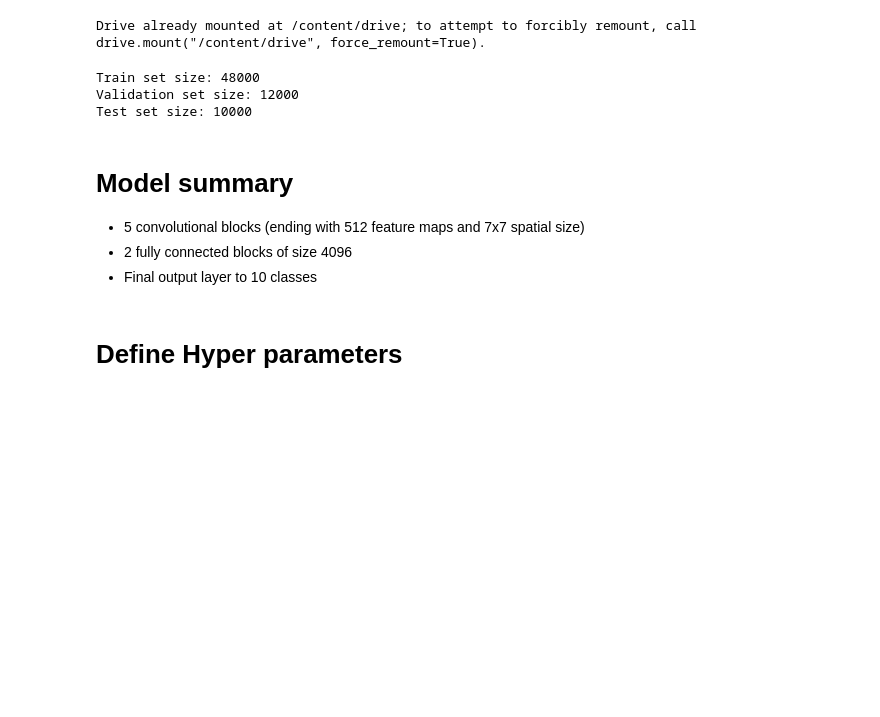
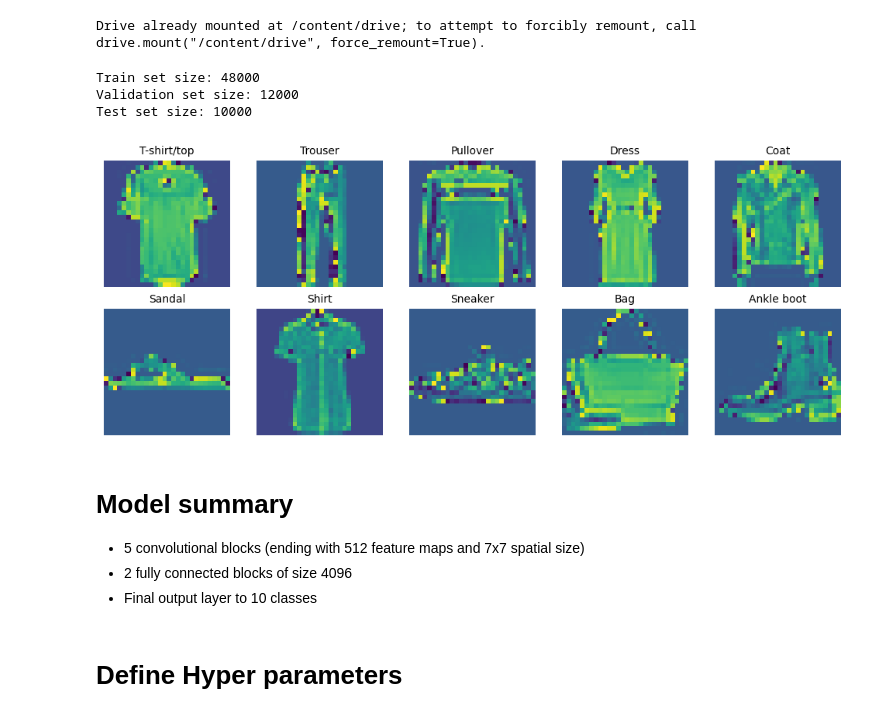
Before and after one commit to MingChuan23/CS3244_Group4, a Jupyter notebook: src/DNNv1.ipynb, the cells around one changed output. Drawn from its saved outputs; the diff is of its cells as text; code cells hidden in the pictures; blank space fills up the shorter version.

```diff
--- a/src/DNNv1.ipynb
+++ b/src/DNNv1.ipynb
@@ -67,8 +67,8 @@ class FashionMNISTDataset(Dataset):
 from torch.utils.data import random_split
 
 
-train_csv = pd.read_csv("drive/MyDrive/CS3244_Group 4/data/fashion-mnist_train.csv")
-test_csv = pd.read_csv("drive/MyDrive/CS3244_Group 4/data/fashion-mnist_test.csv")
+train_csv = pd.read_csv("../data/fashion-mnist_train.csv")
+test_csv = pd.read_csv("../data/fashion-mnist_test.csv")
 train_set = FashionMNISTDataset(train_csv, transform = data_augmentation())
 test_set = FashionMNISTDataset(test_csv, transform =  data_augmentation())
 train_size = int(0.8 * len(train_set))
@@ -113,34 +113,36 @@ def show_one_per_class(dataset, class_names=None, num_classes=None, rows=2, cols
         if label not in seen:
             seen[label] = idx
         if num_classes and len(seen) >= num_classes:
             break
 
     # Sort the labels for consistent display
     sorted_items = sorted(seen.items(), key=lambda x: x[0])
     total = len(sorted_items)
 
     fig, axes = plt.subplots(rows, cols, figsize=(cols * 2, rows * 2))
     axes = axes.flatten()
 
     for i, (label, idx) in enumerate(sorted_items):
         image, _ = dataset[idx]
 
         if isinstance(image, torch.Tensor):
             image = image.clone()
             image = image * 0.5 + 0.5  # unnormalize if needed
             image = to_pil_image(image)
 
         axes[i].imshow(image)
         axes[i].set_title(class_names[label] if class_names else f"Class {label}", fontsize=10)
         axes[i].axis("off")
 
     for j in range(i + 1, len(axes)):
         axes[j].axis("off")
 
     plt.tight_layout()
     plt.show()
 
-# show_one_per_class(train_set, list(class_names.values()))
+show_one_per_class(train_set, list(class_names.values()))
+# %% [output]
+[figure, added]
 # %% [markdown]
 # Model summary
 * 5 convolutional blocks (ending with 512 feature maps and 7x7 spatial size)
```
Also changed, not shown: parts of 1 cell of this notebook.
